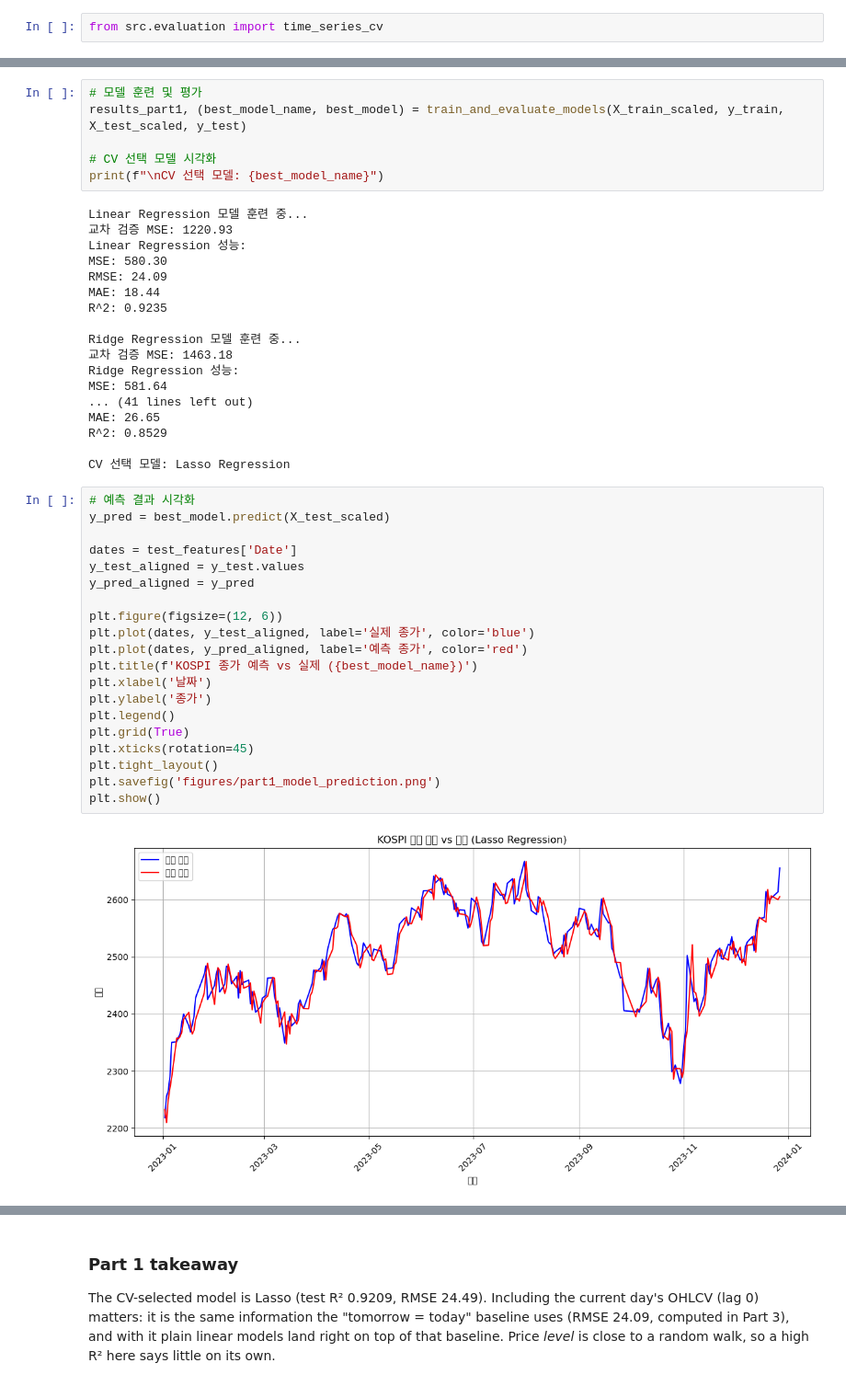
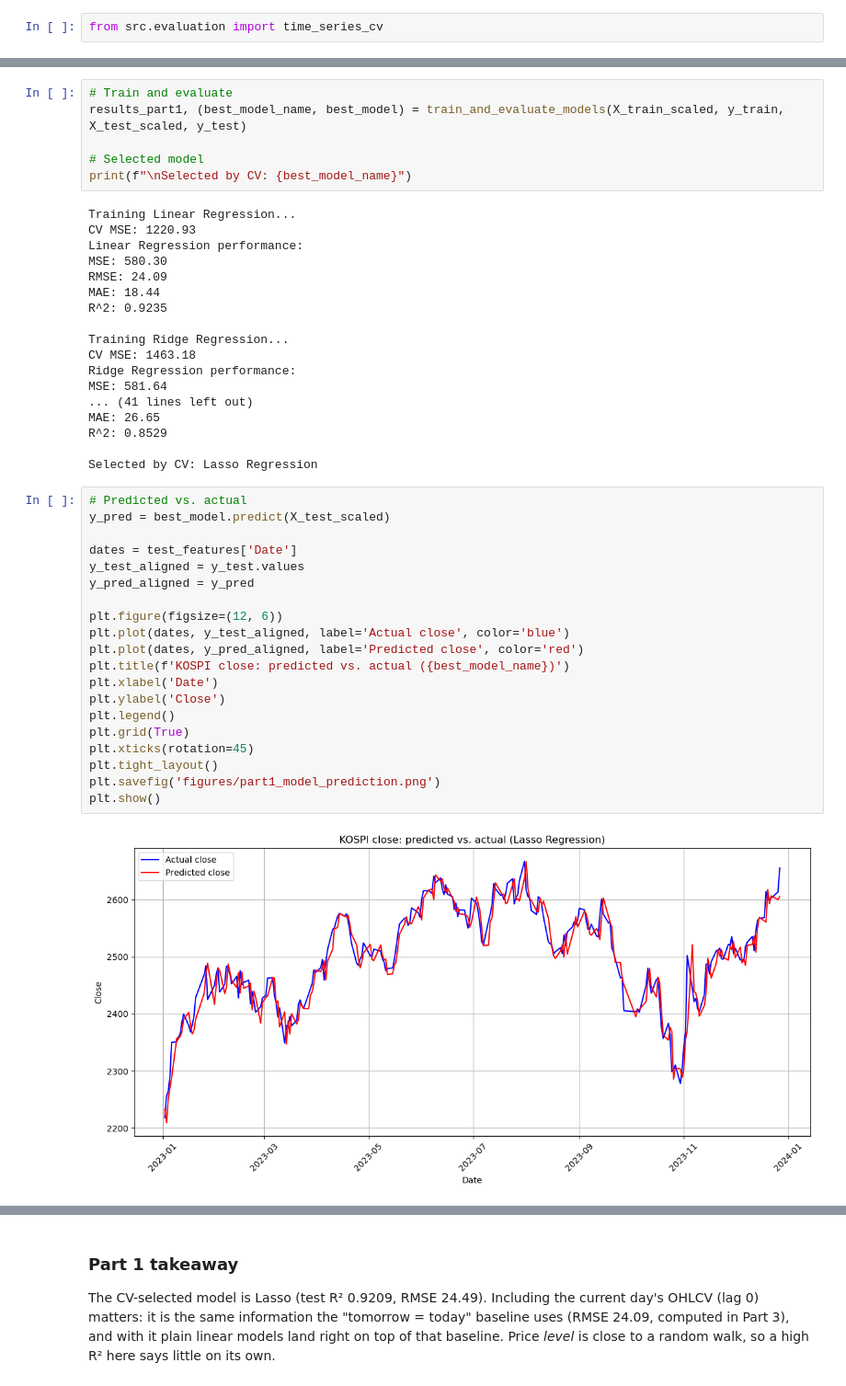
Before and after one commit to 0se0/hw1, a Jupyter notebook: machine_learning_hw1.ipynb, the cells around one changed output, grey strips where cells are left out. Shown at 92% size. Drawn from its saved outputs; the diff is of its cells as text.

```diff
--- a/machine_learning_hw1.ipynb
+++ b/machine_learning_hw1.ipynb
@@ -173,48 +173,48 @@ print(X_train.columns.tolist())
 X_train_scaled, X_test_scaled, scaler = scale_features(X_train, X_test)
 # %%
-# 모델 훈련 및 평가
+# Train and evaluate
 results_part1, (best_model_name, best_model) = train_and_evaluate_models(X_train_scaled, y_train, X_test_scaled, y_test)
 
-# CV 선택 모델 시각화
-print(f"\nCV 선택 모델: {best_model_name}")
+# Selected model
+print(f"\nSelected by CV: {best_model_name}")
 # %% [output]
-Linear Regression 모델 훈련 중...
-교차 검증 MSE: 1220.93
-Linear Regression 성능:
+Training Linear Regression...
+CV MSE: 1220.93
+Linear Regression performance:
 MSE: 580.30
 RMSE: 24.09
 MAE: 18.44
 R^2: 0.9235
 
-Ridge Regression 모델 훈련 중...
-교차 검증 MSE: 1463.18
-Ridge Regression 성능:
+Training Ridge Regression...
+CV MSE: 1463.18
+Ridge Regression performance:
 MSE: 581.64
 ... (41 lines left out)
 MAE: 26.65
 R^2: 0.8529
 
-CV 선택 모델: Lasso Regression
+Selected by CV: Lasso Regression
 # %%
-# 예측 결과 시각화
+# Predicted vs. actual
 y_pred = best_model.predict(X_test_scaled)
 
 dates = test_features['Date']
 y_test_aligned = y_test.values
 y_pred_aligned = y_pred
 
 plt.figure(figsize=(12, 6))
-plt.plot(dates, y_test_aligned, label='실제 종가', color='blue')
-plt.plot(dates, y_pred_aligned, label='예측 종가', color='red')
-plt.title(f'KOSPI 종가 예측 vs 실제 ({best_model_name})')
-plt.xlabel('날짜')
-plt.ylabel('종가')
+plt.plot(dates, y_test_aligned, label='Actual close', color='blue')
+plt.plot(dates, y_pred_aligned, label='Predicted close', color='red')
+plt.title(f'KOSPI close: predicted vs. actual ({best_model_name})')
+plt.xlabel('Date')
+plt.ylabel('Close')
 plt.legend()
 plt.grid(True)
 plt.xticks(rotation=45)
 plt.tight_layout()
 plt.savefig('figures/part1_model_prediction.png')
 plt.show()
 # %% [output]
-[figure, old version]
+[figure, new version]
 # %%
```
Also changed, not shown: parts of 33 cells of this notebook, 16 other files.
